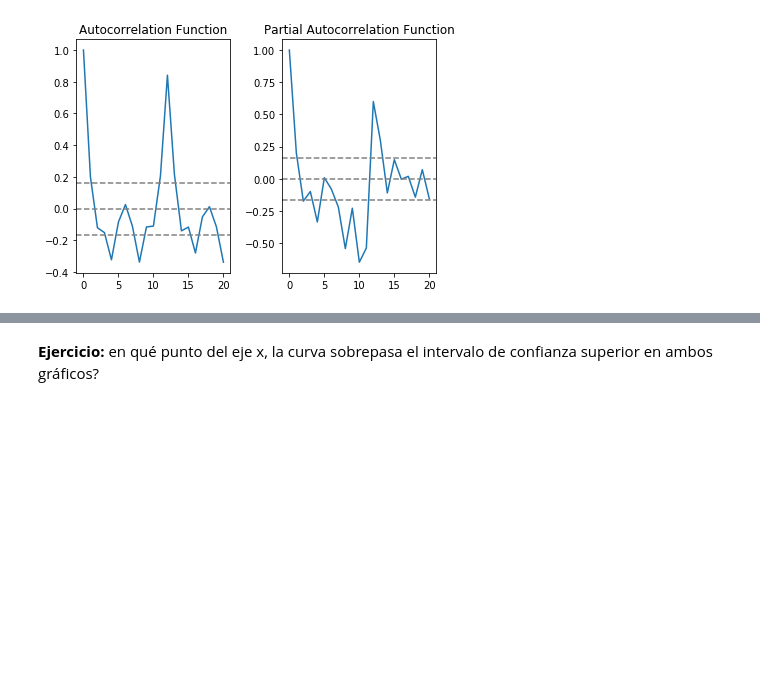
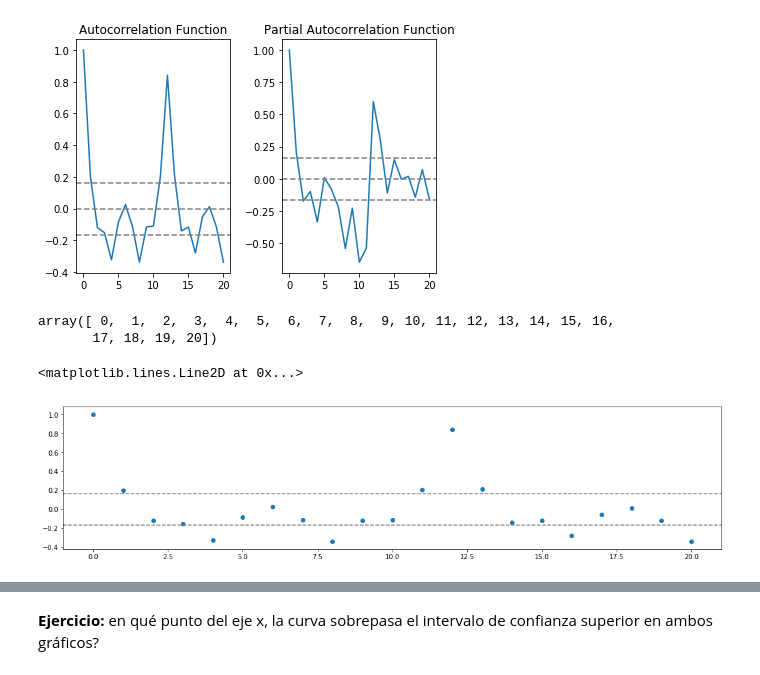
Before and after one commit to flcamacho/simulation_2019_2, a Jupyter notebook: notebooks/03. Time series.ipynb, the cells around one changed output, grey strips where cells are left out. Saved outputs shown, nothing was run; the diff lists cells and outputs as text; code cells hidden in the pictures; blank space fills up the shorter version.

```diff
--- a/notebooks/03. Time series.ipynb
+++ b/notebooks/03. Time series.ipynb
@@ -435,3 +435,17 @@ plt.title('Partial Autocorrelation Function')
 plt.tight_layout()
 # %% [output]
 [figure]
+# %%
+temp = np.arange(0,21)
+temp
+# %% [output]
+array([ 0,  1,  2,  3,  4,  5,  6,  7,  8,  9, 10, 11, 12, 13, 14, 15, 16,
+       17, 18, 19, 20])
+# %%
+plt.figure(figsize=(18,4))
+plt.scatter(temp, lag_acf)
+plt.axhline(y=-1.96/np.sqrt(len(ts_log_diff_shifting)), linestyle='--', color='gray')
+plt.axhline(y=1.96/np.sqrt(len(ts_log_diff_shifting)), linestyle='--', color='gray')
+# %% [output]
+<matplotlib.lines.Line2D at 0x...>
+[figure, added]
```
Also changed, not shown: parts of 4 cells of this notebook, 3 other files.
